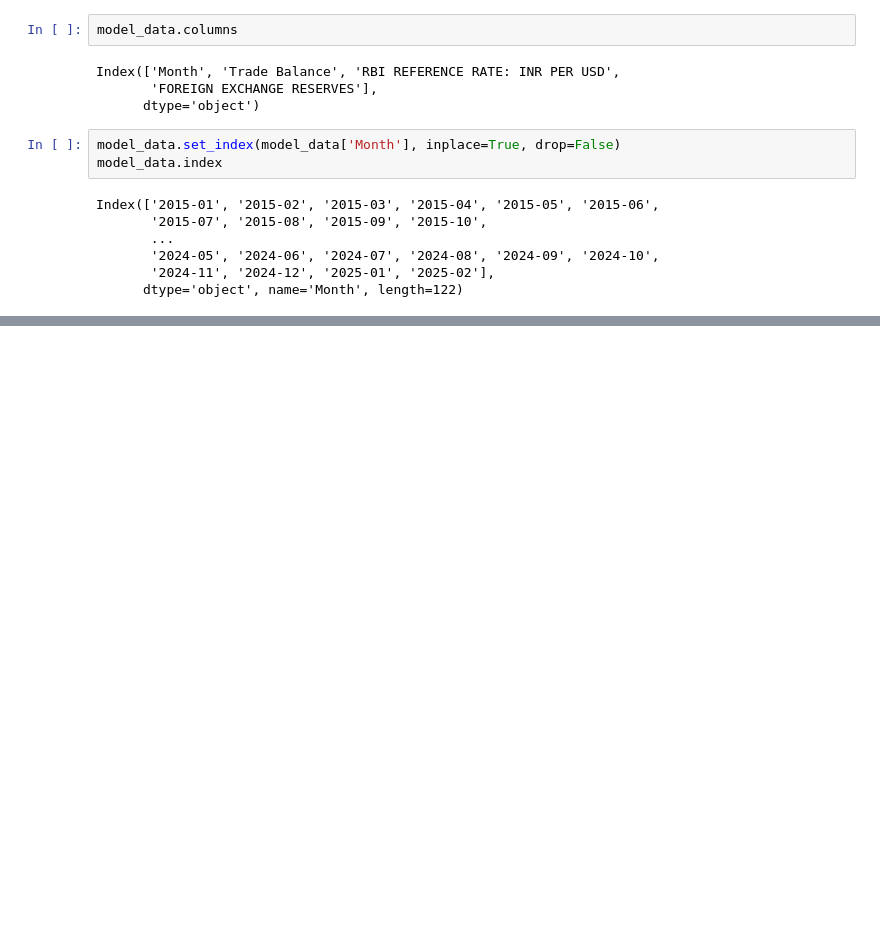
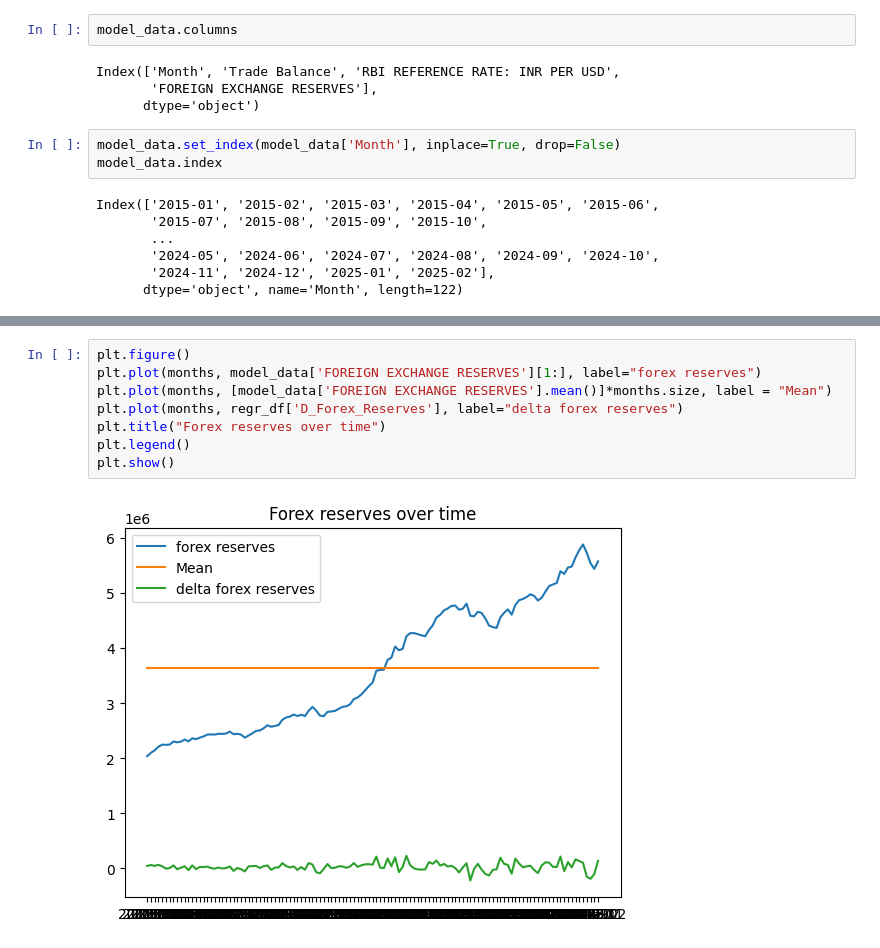
Before and after one commit to BlueSky2407/ae-assignment-3, a Jupyter notebook: src/data_summary.ipynb, the cells around one changed output, grey strips where cells are left out. Drawn from its saved outputs; the diff is of its cells as text; blank space fills up the shorter version.

```diff
--- a/src/data_summary.ipynb
+++ b/src/data_summary.ipynb
@@ -97,0 +103,10 @@ plt.show()
+# %%
+plt.figure()
+plt.plot(months, model_data['FOREIGN EXCHANGE RESERVES'][1:], label="forex reserves")
+plt.plot(months, [model_data['FOREIGN EXCHANGE RESERVES'].mean()]*months.size, label = "Mean")
+plt.plot(months, regr_df['D_Forex_Reserves'], label="delta forex reserves")
+plt.title("Forex reserves over time")
+plt.legend()
+plt.show()
+# %% [output]
+[figure, added]
```
Also changed, not shown: parts of 4 cells of this notebook.
